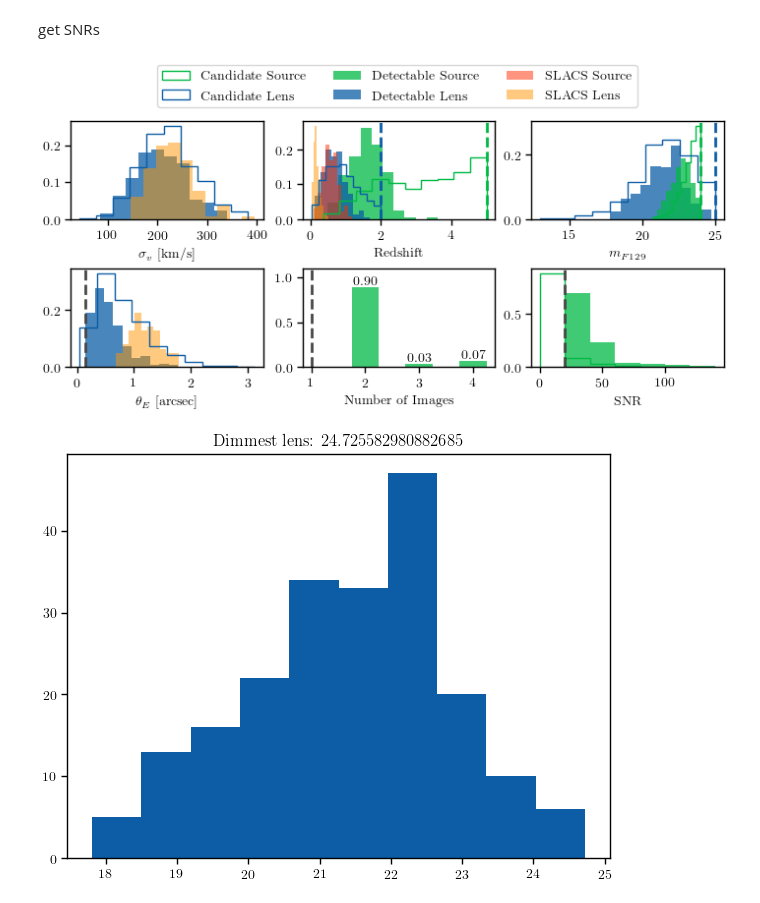
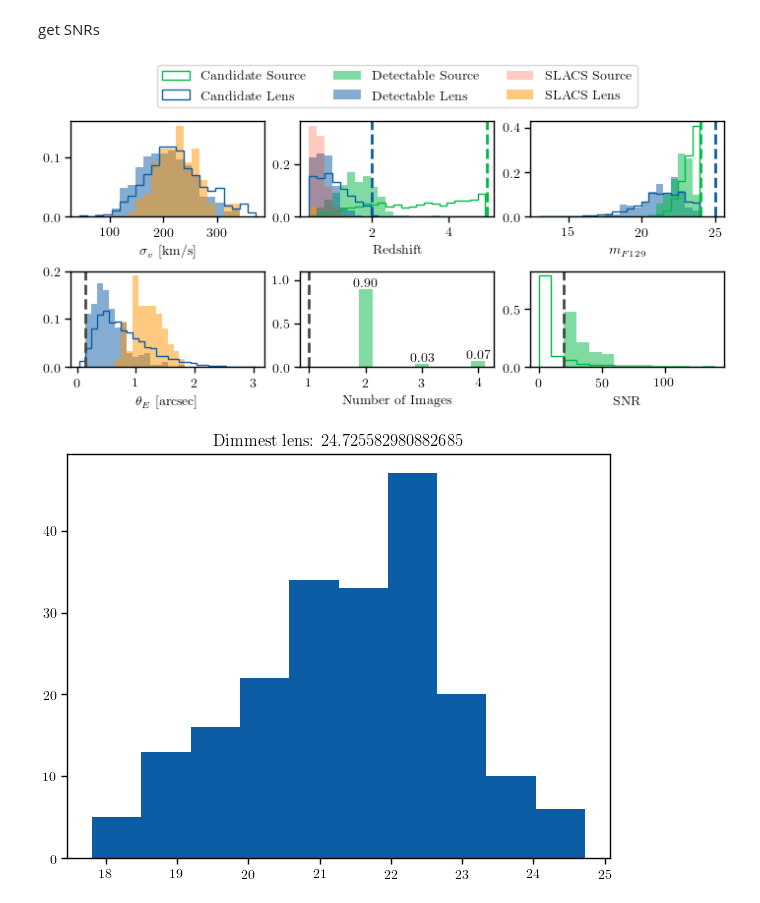
Before and after one commit to AstroMusers/mejiro, a Jupyter notebook: paper/figure_notebooks/skypy_statistics.ipynb, the cells around one changed output. Saved outputs shown, nothing was run; the diff lists cells and outputs as text; code cells hidden in the pictures.

Commit message:
work on skypy pop hist

```diff
--- a/paper/figure_notebooks/skypy_statistics.ipynb
+++ b/paper/figure_notebooks/skypy_statistics.ipynb
@@ -143,18 +143,22 @@ color_slacs_lens = 'C2'
 color_slacs_source = 'C3'
 color_else = 'C5'
 
-if total: ax[0][0].hist(total_velocity_dispersions, label='Total', histtype='step', color=color_lens, weights=plot_util.weights(total_velocity_dispersions))
-ax[0][0].hist(velocity_dispersions, label='Detectable', alpha=0.75, color=color_lens, weights=plot_util.weights(velocity_dispersions))
-ax[0][0].hist(slacs_velocity_dispersions, label='SLACS', alpha=0.5, color=color_slacs_lens, weights=plot_util.weights(slacs_velocity_dispersions))
+binwidth = 15
+bins = np.arange(min(total_velocity_dispersions), max(total_velocity_dispersions), binwidth)
+if total: ax[0][0].hist(total_velocity_dispersions, label='Total', histtype='step', color=color_lens, weights=plot_util.weights(total_velocity_dispersions), bins=bins)
+ax[0][0].hist(velocity_dispersions, label='Detectable', alpha=0.5, color=color_lens, weights=plot_util.weights(velocity_dispersions), bins=bins)
+ax[0][0].hist(slacs_velocity_dispersions, label='SLACS', alpha=0.5, color=color_slacs_lens, weights=plot_util.weights(slacs_velocity_dispersions), bins=bins)
 ax[0][0].set_xlabel('$\sigma_v$ [km/s]')
 # ax[0][0].set_yscale('log')
 
-if total: ax[0][1].hist(total_source_redshifts, label='Candidate Source', histtype='step', color=color_source, weights=plot_util.weights(total_source_redshifts))
-if total: ax[0][1].hist(total_lens_redshifts, label='Candidate Lens', histtype='step', color=color_lens, weights=plot_util.weights(total_lens_redshifts))
-ax[0][1].hist(source_redshifts, label='Detectable Source', alpha=0.75, color=color_source, weights=plot_util.weights(source_redshifts))
-ax[0][1].hist(lens_redshifts, label='Detectable Lens', alpha=0.75, color=color_lens, weights=plot_util.weights(lens_redshifts))
-ax[0][1].hist(slacs_source_redshifts, label='SLACS Source', alpha=0.5, color=color_slacs_source, weights=plot_util.weights(slacs_source_redshifts))
-ax[0][1].hist(slacs_lens_redshifts, label='SLACS Lens', alpha=0.5, color=color_slacs_lens, weights=plot_util.weights(slacs_lens_redshifts))
+binwidth = 0.2
+bins = np.arange(min(total_source_redshifts), max(total_source_redshifts), binwidth)
+if total: ax[0][1].hist(total_source_redshifts, label='Candidate Source', histtype='step', color=color_source, weights=plot_util.weights(total_source_redshifts), bins=bins)
+if total: ax[0][1].hist(total_lens_redshifts, label='Candidate Lens', histtype='step', color=color_lens, weights=plot_util.weights(total_lens_redshifts), bins=bins)
+ax[0][1].hist(source_redshifts, label='Detectable Source', alpha=0.5, color=color_source, weights=plot_util.weights(source_redshifts), bins=bins)
+ax[0][1].hist(lens_redshifts, label='Detectable Lens', alpha=0.5, color=color_lens, weights=plot_util.weights(lens_redshifts), bins=bins)
+ax[0][1].hist(slacs_source_redshifts, label='SLACS Source', alpha=0.25, color=color_slacs_source, weights=plot_util.weights(slacs_source_redshifts), bins=bins)
+ax[0][1].hist(slacs_lens_redshifts, label='SLACS Lens', alpha=0.5, color=color_slacs_lens, weights=plot_util.weights(slacs_lens_redshifts), bins=bins)
 ax[0][1].axvline(survey_params['source_z_max'], color=color_source, linestyle='--')
 ax[0][1].axvline(survey_params['deflector_z_max'], color=color_lens, linestyle='--')
 # ax[0][1].set_yscale('log')
@@ -171,10 +175,12 @@ ax[0][1].set_xlabel('Redshift')
 # zoom_axes.set_xticks([0, 1.5])
 # ax[0][1].indicate_inset_zoom(zoom_axes, edgecolor="black")
 
-if total: ax[0][2].hist(total_source_magnitudes, histtype='step', color=color_source, weights=plot_util.weights(total_source_magnitudes))
-if total: ax[0][2].hist(total_lens_magnitudes, histtype='step', color=color_lens, weights=plot_util.weights(total_lens_magnitudes))
-ax[0][2].hist(lens_magnitudes, alpha=0.75, color=color_lens, weights=plot_util.weights(lens_magnitudes))
-ax[0][2].hist(source_magnitudes, alpha=0.75, color=color_source, weights=plot_util.weights(source_magnitudes))
+binwidth = 0.5
+bins = np.arange(min(total_lens_magnitudes), max(total_source_magnitudes), binwidth)
+if total: ax[0][2].hist(total_source_magnitudes, histtype='step', color=color_source, weights=plot_util.weights(total_source_magnitudes), bins=bins)
+if total: ax[0][2].hist(total_lens_magnitudes, histtype='step', color=color_lens, weights=plot_util.weights(total_lens_magnitudes), bins=bins)
+ax[0][2].hist(lens_magnitudes, alpha=0.5, color=color_lens, weights=plot_util.weights(lens_magnitudes), bins=bins)
+ax[0][2].hist(source_magnitudes, alpha=0.5, color=color_source, weights=plot_util.weights(source_magnitudes), bins=bins)
 ax[0][2].axvline(survey_params['source_cut_band_max'], linestyle='--', color=color_source)
 ax[0][2].axvline(survey_params['deflector_cut_band_max'], linestyle='--', color=color_lens)
 # ax[0][2].set_yscale('log')
@@ -182,47 +188,49 @@ assert source_cut_band == deflector_cut_band, 'Source and deflector cut bands mu
 ax[0][2].set_xlabel(r'$m_{%s}$' % source_cut_band)
 # ax[0][2].invert_xaxis()
 
-if total: ax[1][0].hist(total_einstein_radii, histtype='step', color=color_lens, weights=plot_util.weights(total_einstein_radii))
-ax[1][0].hist(einstein_radii, alpha=0.75, color=color_lens, weights=plot_util.weights(einstein_radii))
-ax[1][0].hist(slacs_einstein_radii, alpha=0.5, color=color_slacs_lens, weights=plot_util.weights(slacs_einstein_radii))
+binwidth = 0.1
+bins = np.arange(min(total_einstein_radii), max(total_einstein_radii), binwidth)
+if total: ax[1][0].hist(total_einstein_radii, histtype='step', color=color_lens, weights=plot_util.weights(total_einstein_radii), bins=bins)
+ax[1][0].hist(einstein_radii, alpha=0.5, color=color_lens, weights=plot_util.weights(einstein_radii), bins=bins)
+ax[1][0].hist(slacs_einstein_radii, alpha=0.5, color=color_slacs_lens, weights=plot_util.weights(slacs_einstein_radii), bins=bins)
 ax[1][0].axvline(survey_params['min_image_separation'] / 2, linestyle='--', color=color_else)
 ax[1][0].set_xlabel(r'$\theta_E$ [arcsec]')
 # ax[1][0].set_yscale('log')
 # ax[1][0].set_xlim([0,2])
 
 # counts, edges, bars = ax[1][1].hist(num_images, label='Detectable', alpha=0.75, color=color_source)
-bar_2 = ax[1][1].bar(2, normalized_num_2, label='Detectable', alpha=0.75, color=color_source, width=0.5)
-bar_3 = ax[1][1].bar(3, normalized_num_3, alpha=0.75, color=color_source, width=0.5)
-bar_4 = ax[1][1].bar(4, normalized_num_4, alpha=0.75, color=color_source, width=0.5)
+bar_2 = ax[1][1].bar(2, normalized_num_2, label='Detectable', alpha=0.5, color=color_source, width=0.25)
+bar_3 = ax[1][1].bar(3, normalized_num_3, alpha=0.5, color=color_source, width=0.25)
+bar_4 = ax[1][1].bar(4, normalized_num_4, alpha=0.5, color=color_source, width=0.25)
 ax[1][1].axvline(1, linestyle='--', color=color_else)
 ax[1][1].set_xlabel('Number of Images')
 # labels = [int(v) if v > 0 else '' for v in counts]
 ax[1][1].bar_label(bar_2, labels=[f'{normalized_num_2:.2f}'], label_type='edge')
 ax[1][1].bar_label(bar_3, labels=[f'{normalized_num_3:.2f}'], label_type='edge')
 ax[1][1].bar_label(bar_4, labels=[f'{normalized_num_4:.2f}'], label_type='edge')
 # ax[1][1].set_xlim([0.8, 4.8])  # make some horizontal space for the bar labels
 ax[1][1].set_ylim([0, 1.1])  # make some vertical space for the bar labels
 ax[1][1].xaxis.set_major_locator(MaxNLocator(integer=True))
 # ax[1][0].ticklabel_format(axis='y', style='plain', scilimits=(0,0))
 
-bin_width = snr_threshold
+bin_width = snr_threshold / 2
 snr_list = [snr for snr in snr_list]
 bins = np.arange(min(snr_list), max(snr_list) + bin_width, bin_width)
 _, bins, _ = ax[1][2].hist(snr_list, bins=bins, label='Total', histtype='step', color=color_source, weights=plot_util.weights(snr_list))
 detectable_snrs = [i for i in snr_list if i > snr_threshold]
-ax[1][2].hist(detectable_snrs, bins=bins[1:], label='Detectable', alpha=0.75, color=color_source, weights=plot_util.weights(detectable_snrs))
+ax[1][2].hist(detectable_snrs, bins=bins[1:], label='Detectable', alpha=0.5, color=color_source, weights=plot_util.weights(detectable_snrs))
 ax[1][2].axvline(x=snr_threshold, linestyle='--', color=color_else)
 ax[1][2].set_xlabel('SNR')
 # ax[1][2].set_yscale('log')
 
 # create legend using colors and labels from the redshift panel
 handles, labels = ax[0][1].get_legend_handles_labels()
 f.legend(handles, labels, loc='upper center', ncols=3, bbox_to_anchor=(0.52, 1.2))
 
 plt.savefig(os.path.join(figure_dir, 'skypy_pop_hist.png'))
 plt.show()
 # %% [output]
-[figure, old version]
+[figure, new version]
 # %%
 plt.hist(lens_magnitudes)
 plt.title(f'Dimmest lens: {np.max(lens_magnitudes)}')
```
Also changed, not shown: 1 other file.
